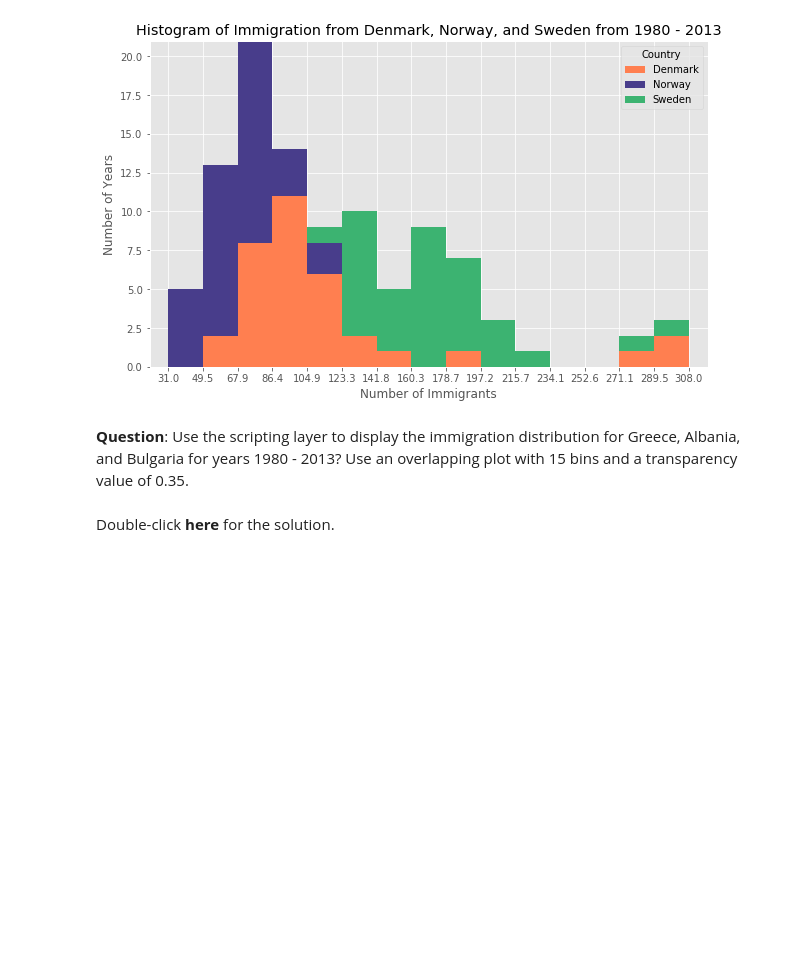
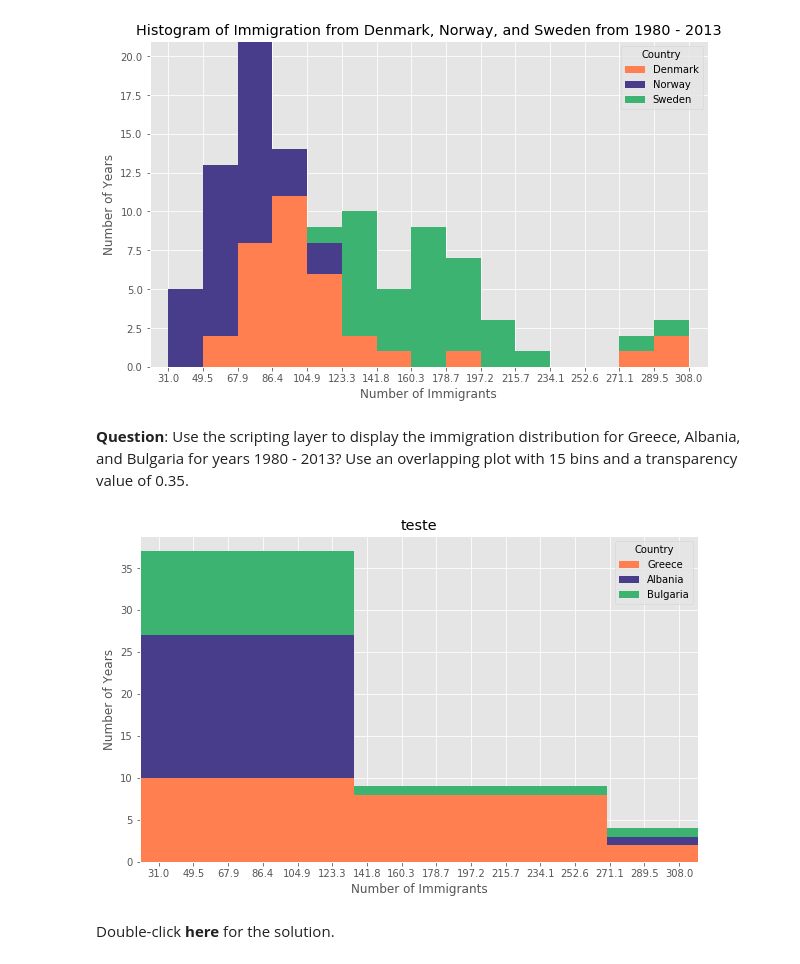
Before and after one commit to tuliocpa/Data_Science, a Jupyter notebook: Notebook 10 - Area Plots, Histograms, and Bar Plot.ipynb, the cells around one changed output. Cells and saved outputs as stored; diff of their text form; code cells hidden in the pictures; blank space fills up the shorter version.

```diff
--- a/Notebook 10 - Area Plots, Histograms, and Bar Plot.ipynb
+++ b/Notebook 10 - Area Plots, Histograms, and Bar Plot.ipynb
@@ -560,3 +558,19 @@ plt.show()
+# %%
+### type your answer here
+df_t2 = df_can.loc[['Greece', 'Albania', 'Bulgaria'], years].transpose()
+df_t2.head()
+
+
+
+df_t2.plot(kind = "hist", figsize=(10,6), bins=15, xticks=bin_edges, color=['coral','darkslateblue','mediumseagreen'],stacked=True,xlim=(xmin,xmax))
+
+plt.title("teste")
+plt.ylabel("Number of Years")
+plt.xlabel("Number of Immigrants")
+
+plt.show()
+# %% [output]
+[figure, added]
 # %% [markdown]
 Double-click __here__ for the solution.
 <!-- The correct answer is:
```
Also changed, not shown: parts of 1 cell of this notebook.
